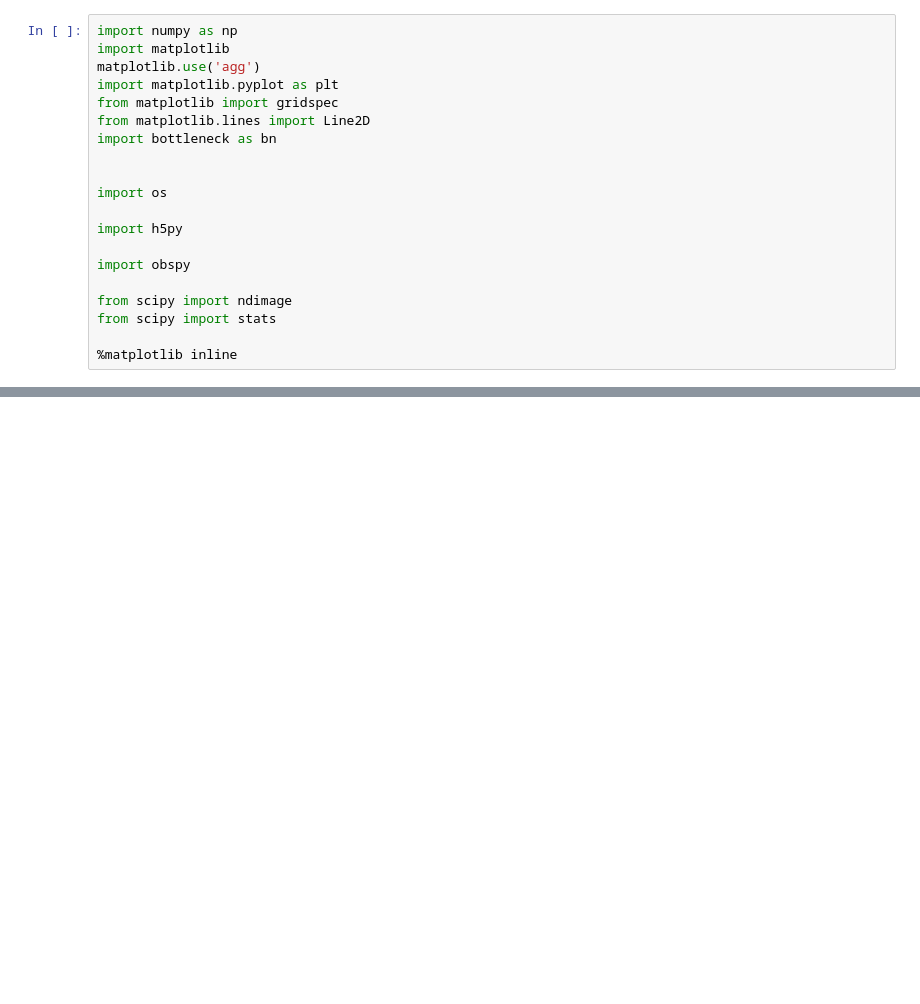
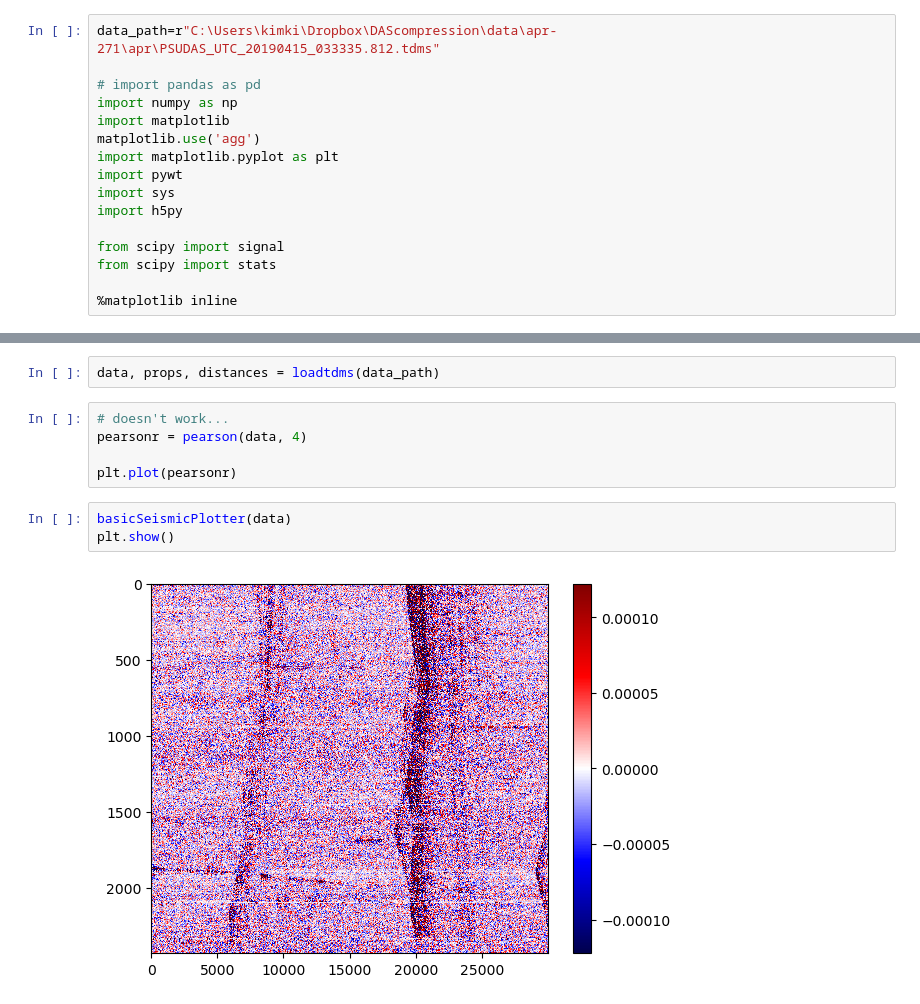
Before and after one commit to SeunghooKim/SeniorDesign, a Jupyter notebook: project.ipynb, the cells around one changed output, grey strips where cells are left out. Saved outputs shown, nothing was run; the diff lists cells and outputs as text; blank space fills up the shorter version.

```diff
--- a/project.ipynb
+++ b/project.ipynb
@@ -1,20 +1,16 @@
 # %%
+data_path=r"C:\Users\kimki\Dropbox\DAScompression\data\apr-271\apr\PSUDAS_UTC_20190415_033335.812.tdms"
+
+# import pandas as pd
 import numpy as np
 import matplotlib
 matplotlib.use('agg')
 import matplotlib.pyplot as plt
-from matplotlib import gridspec
-from matplotlib.lines import Line2D
-import bottleneck as bn
-
-
-import os
-
+import pywt
+import sys
 import h5py
 
-import obspy
-
-from scipy import ndimage
+from scipy import signal
 from scipy import stats
 
 %matplotlib inline
@@ -608,0 +170,12 @@ plt.show()
+# %%
+data, props, distances = loadtdms(data_path)
+# %%
+# doesn't work...
+pearsonr = pearson(data, 4)
+
+plt.plot(pearsonr)
+# %%
+basicSeismicPlotter(data)
+plt.show()
+# %% [output]
+[figure, added]
```
Also changed, not shown: parts of 38 cells of this notebook, 29 other files.
